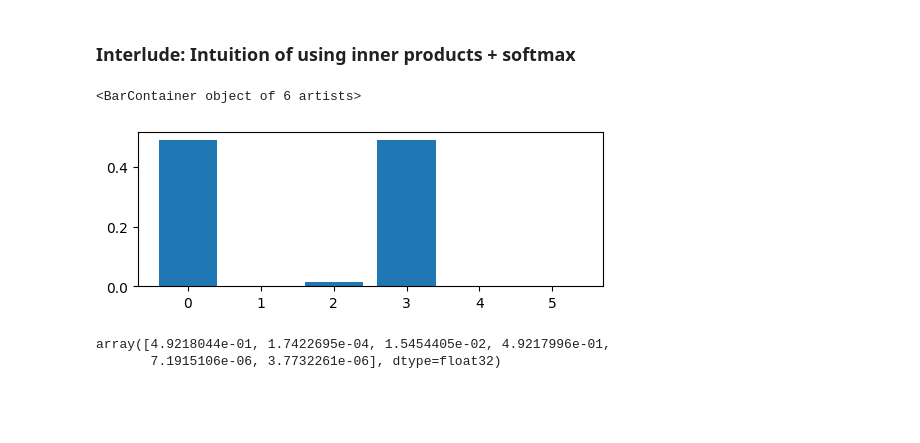
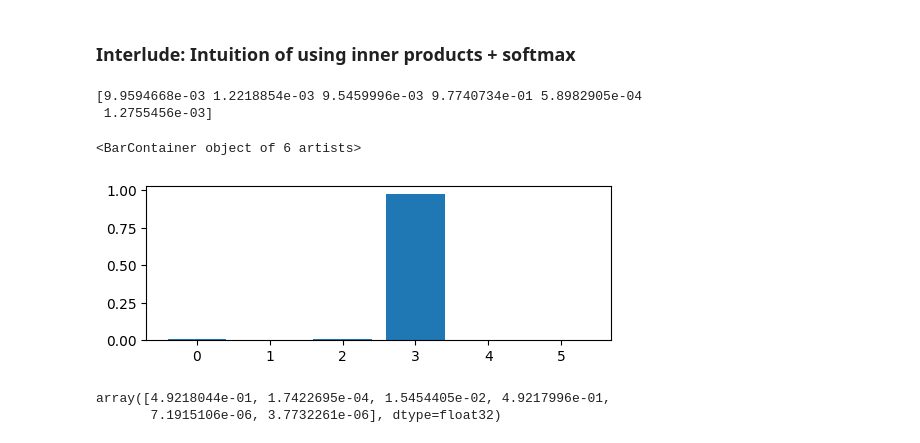
Before and after one commit to rkwitt/teaching, a Jupyter notebook: WS2526/CV/material/11_ViT/ViT.ipynb, the cells around one changed output. Cells and saved outputs as stored; diff of their text form; code cells hidden in the pictures; blank space fills up the shorter version.

```diff
--- a/WS2526/CV/material/11_ViT/ViT.ipynb
+++ b/WS2526/CV/material/11_ViT/ViT.ipynb
@@ -187,20 +187,23 @@ Concatenating the outputs of each attention head then yields the final output $\
 # %%
 # let's create a random vector
 a = torch.randn(1,10)
 # ... and a matrix of six additional random vectors
 b = torch.randn(6,10)
 # we also set the 4th (index 3) element of b to a + noise (so, same direction + some noise)
 b[3] = a + torch.randn(10)*1e-6
-b[0] = a + torch.randn(10)*1e-6
+#b[0] = a + torch.randn(10)*1e-6
 # next we compute the dot products between a and ALL elements of b -> shape [1,6]
-B = torch.mm(a,b.T)
+B = torch.mm(a,b.T)/np.sqrt(10)
 # and finally the softmax
 softmax_output = torch.nn.functional.softmax(B,1).flatten().numpy()
+print(softmax_output)
 plt.figure(figsize=(6,2))
 plt.bar(np.arange(6),softmax_output)
 # %% [output]
-<BarContainer object of 6 artists>
+[9.9594668e-03 1.2218854e-03 9.5459996e-03 9.7740734e-01 5.8982905e-04
+ 1.2755456e-03]
+<BarContainer object of 6 artists>
-[figure, old version]
+[figure, new version]
 # %%
 softmax_output
 # %% [output]
```
Also changed, not shown: parts of 1 cell of this notebook, 5 other files.
